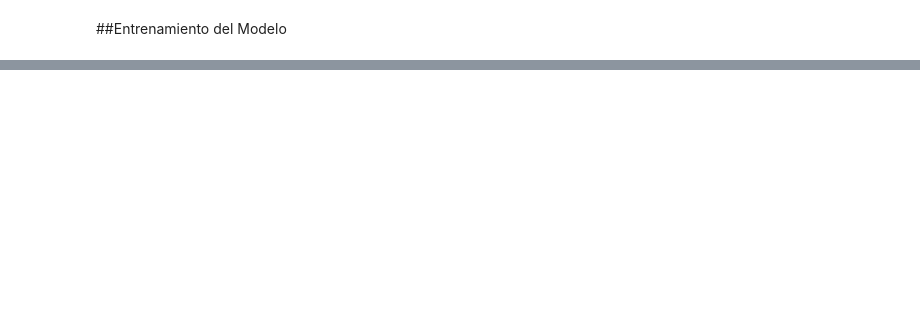
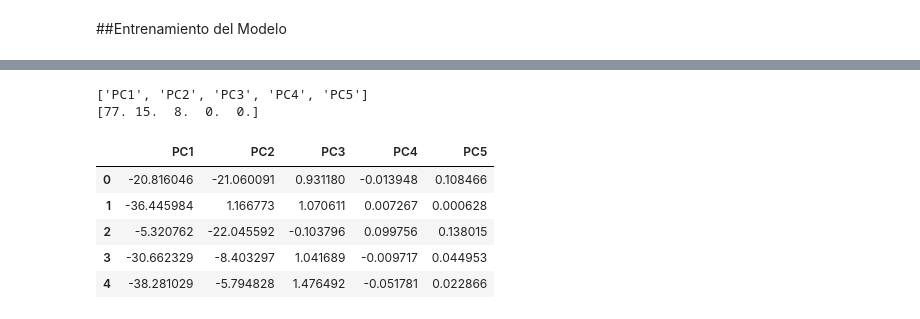
Before and after one commit to DanyPao/DataScience1-Daniela-Esposito, a Jupyter notebook: Visualizacion_Daniela_Esposito.ipynb, the cells around one changed output, grey strips where cells are left out. Drawn from its saved outputs; the diff is of its cells as text; code cells hidden in the pictures; blank space fills up the shorter version.

```diff
--- a/Visualizacion_Daniela_Esposito.ipynb
+++ b/Visualizacion_Daniela_Esposito.ipynb
@@ -551,0 +574,16 @@ Por lo tanto tomaremos estas cuatro variables para realizar el modelo de predicc
+# %%
+print(lista_componentes)
+print(modelo_pca.explained_variance_ratio_.round(2)*100)
+# %% [output]
+['PC1', 'PC2', 'PC3', 'PC4', 'PC5']
+[77. 15.  8.  0.  0.]
+# %%
+proyecciones = pd.DataFrame(modelo_pca.transform(df3),index=df3.index,columns=lista_componentes)
+proyecciones.head()
+# %% [output]
+|  | PC1 | PC2 | PC3 | PC4 | PC5 |
+| 0 | -20.816046 | -21.060091 | 0.931180 | -0.013948 | 0.108466 |
+| 1 | -36.445984 | 1.166773 | 1.070611 | 0.007267 | 0.000628 |
+| 2 | -5.320762 | -22.045592 | -0.103796 | 0.099756 | 0.138015 |
+| 3 | -30.662329 | -8.403297 | 1.041689 | -0.009717 | 0.044953 |
+| 4 | -38.281029 | -5.794828 | 1.476492 | -0.051781 | 0.022866 |
```
Also changed, not shown: parts of 19 cells of this notebook.
